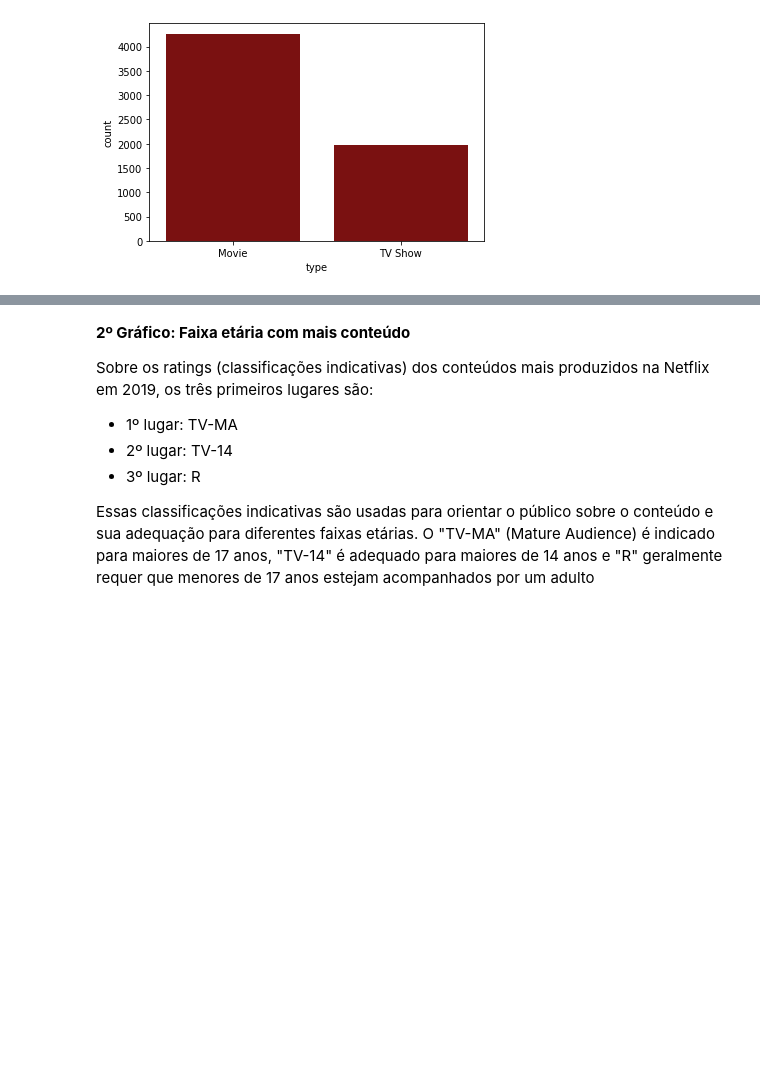
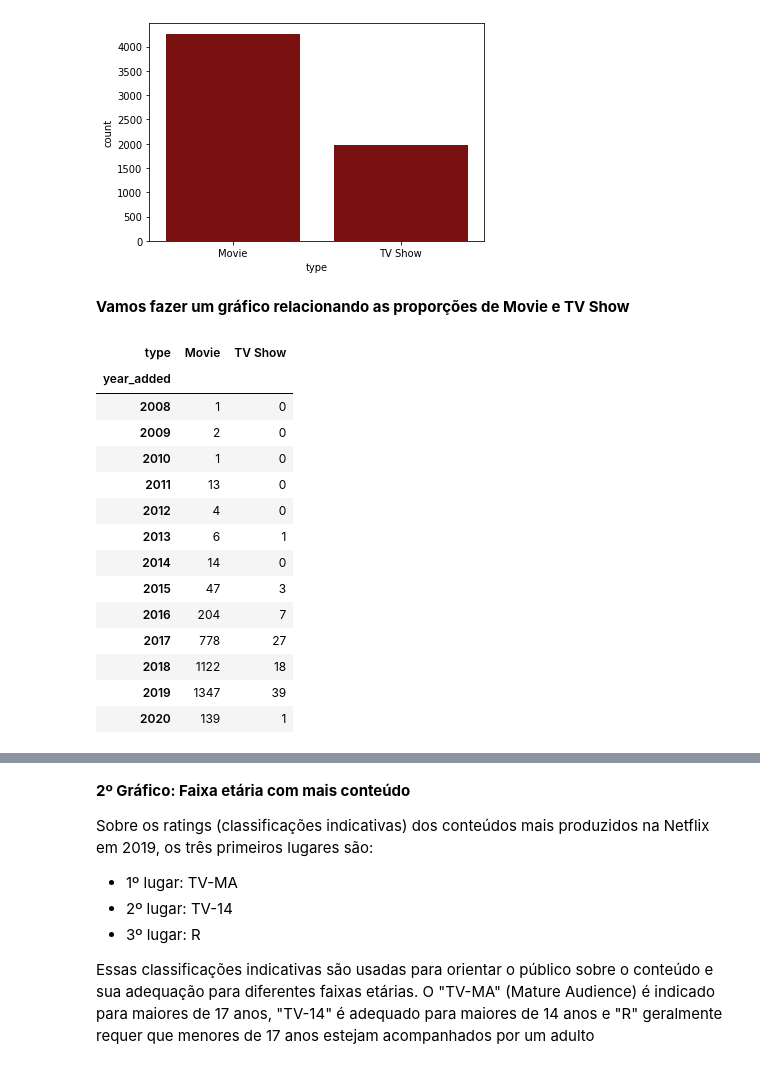
Before and after one commit to Hugox96/Netfliz_Python, a Jupyter notebook: Netflix.ipynb, the cells around one changed output, grey strips where cells are left out. Cells and saved outputs as stored; diff of their text form; code cells hidden in the pictures; blank space fills up the shorter version.

```diff
--- a/Netflix.ipynb
+++ b/Netflix.ipynb
@@ -144,3 +144,25 @@ sns.countplot(x="type", data = data, color='darkred')
 plt.show()
 # %% [output]
 [figure]
+# %% [markdown]
+**Vamos fazer um gráfico relacionando as proporções de Movie e TV Show**
+# %%
+# Criand um dataframe para verificarmos a quantidade de filmes e series criadas em relação ao ano
+content_distribution = netflix_dados.groupby(["year_added", "type"])["show_id"].count().unstack(fill_value=0)
+content_distribution
+# %% [output]
+| type | Movie | TV Show |
+| year_added |  |  |
+| 2008 | 1 | 0 |
+| 2009 | 2 | 0 |
+| 2010 | 1 | 0 |
+| 2011 | 13 | 0 |
+| 2012 | 4 | 0 |
+| 2013 | 6 | 1 |
+| 2014 | 14 | 0 |
+| 2015 | 47 | 3 |
+| 2016 | 204 | 7 |
+| 2017 | 778 | 27 |
+| 2018 | 1122 | 18 |
+| 2019 | 1347 | 39 |
+| 2020 | 139 | 1 |
```
Also changed, not shown: parts of 3 cells of this notebook.
